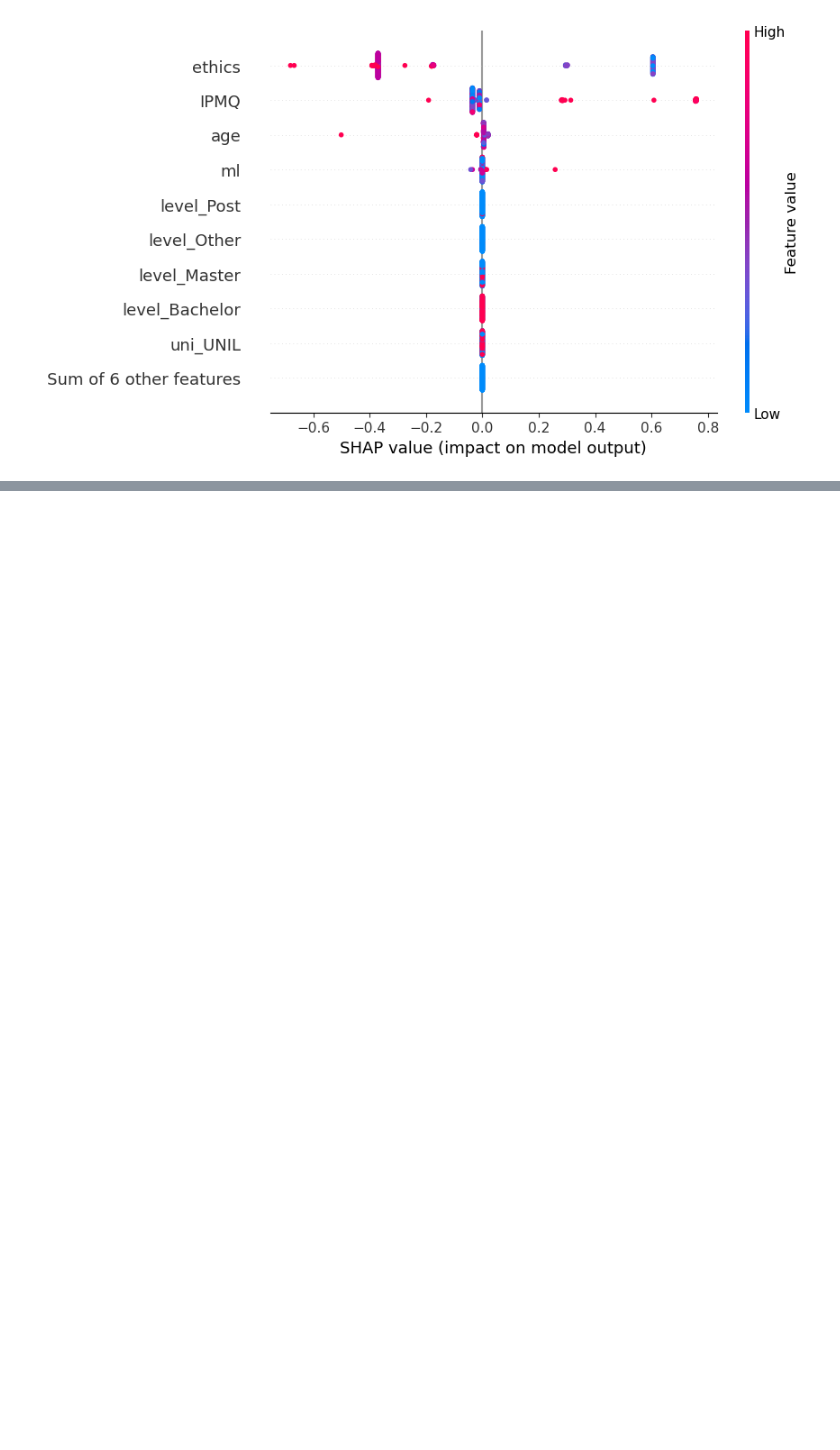
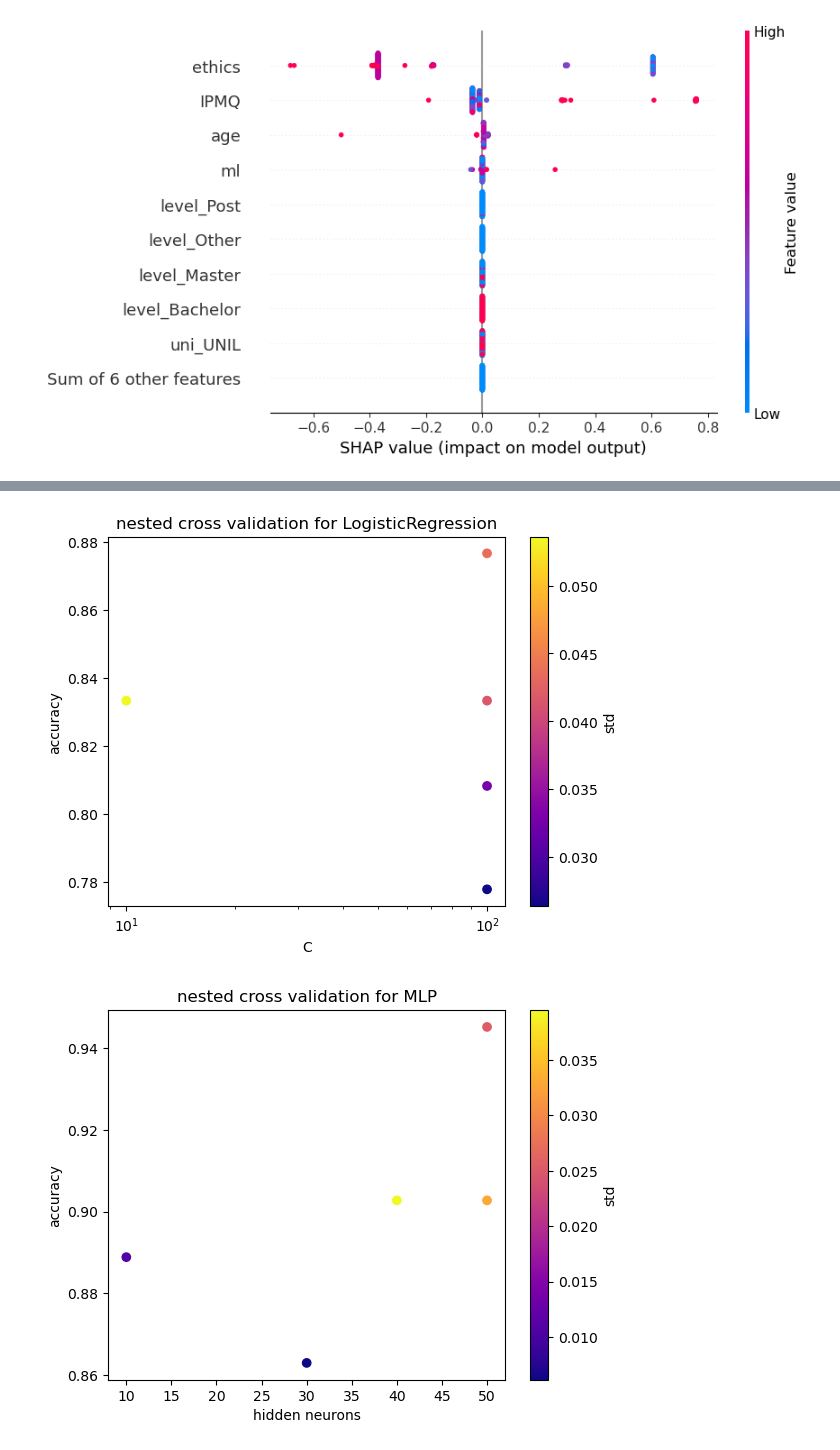
Before and after one commit to jeanknubel/ML4ED_Internship, a Jupyter notebook: notebooks/data_processing.ipynb, the cells around one changed output, grey strips where cells are left out. Drawn from its saved outputs; the diff is of its cells as text; code cells hidden in the pictures; blank space fills up the shorter version.

```diff
--- a/notebooks/data_processing.ipynb
+++ b/notebooks/data_processing.ipynb
@@ -355,0 +457,26 @@ shap.plots.beeswarm(shap_values)
+# %%
+#training only with the decisions everybody can make
+d_end_text_themes_no_ctrl = end_txt_data[end_txt_data['Group'] != 'Control'].drop(columns=['Group', 'post_Learned']).fillna(0.0)
+themes = d_end_text_themes_no_ctrl[['Bias_fairness_discrimination', 'Ethical_ML_AI', 'General_ethics_ethics_of_tech', 'Dilemma_Tradeoff_bias_accuracy', 'Appropriateness_of_AI']].any(axis=1)
+
+game_data_no_ctrl = game_data[game_data['Group'] != 'Control']
+d_decisions = pd.DataFrame({'accept':game_data_no_ctrl['menu1_answer'], 'jail_data': game_data_no_ctrl['menu2_answer'], 'loop': game_data_no_ctrl['looped'], 'translate_data':game_data_no_ctrl['menu3_answer']})
+d_decisions = d_decisions.replace({'STRAIGHT': 0.0,'0': 0.0,'0$0': 0.0,'0$1': 0.0, '0$1$0': 0.0, 'LOOPED': 1.0, '1': 1.0,'1$0': 1.0, '1$0$1': 1.0})
+
+d_emoji = game_data_no_ctrl[game_data_no_ctrl.columns[game_data_no_ctrl.columns.str.startswith('emoji')]].drop(columns=['emoji_answer','emojiJail_answer', 'emojiTranslator_all_answer'])
+d_emoji = d_emoji.replace(to_replace=r'^0\$.*', value='0', regex=True)
+d_emoji = d_emoji.replace(to_replace=r'^1\$.*', value='1', regex=True)
+d_emoji = d_emoji.replace(to_replace=r'^2\$.*', value='2', regex=True)
+d_emoji = d_emoji.replace(to_replace=r'^3\$.*', value='3', regex=True)
+d_emoji = d_emoji.replace(to_replace=r'^4\$.*', value='4', regex=True)
+
+d_emoji = d_emoji.astype('float32')
+
+#data = pd.concat([d_decisions, themes], axis=1)
+data = pd.concat([d_decisions, d_emoji, themes], axis=1)
+
+#over sampling
+smote = SMOTE()
+data_oversample = pd.concat(smote.fit_resample(data.iloc[:, :-1], data.iloc[:, -1]), axis=1)
+# %%
+results_log, results_mlp, results_tree = k_fold_cross_val(5, data_oversample)
@@ -355,0 +503,7 @@ shap.plots.beeswarm(shap_values)
+# %%
+show_nested_cross_val(results_log, 'LogisticRegression', 'C', para_scale='log')
+show_nested_cross_val(results_mlp, 'MLP', 'hidden neurons')
+show_nested_cross_val(results_tree, 'Tree', 'depth')
+# %% [output]
+[figure, added]
+[figure, added]
```
Also changed, not shown: parts of 21 cells of this notebook, 3 other files.
